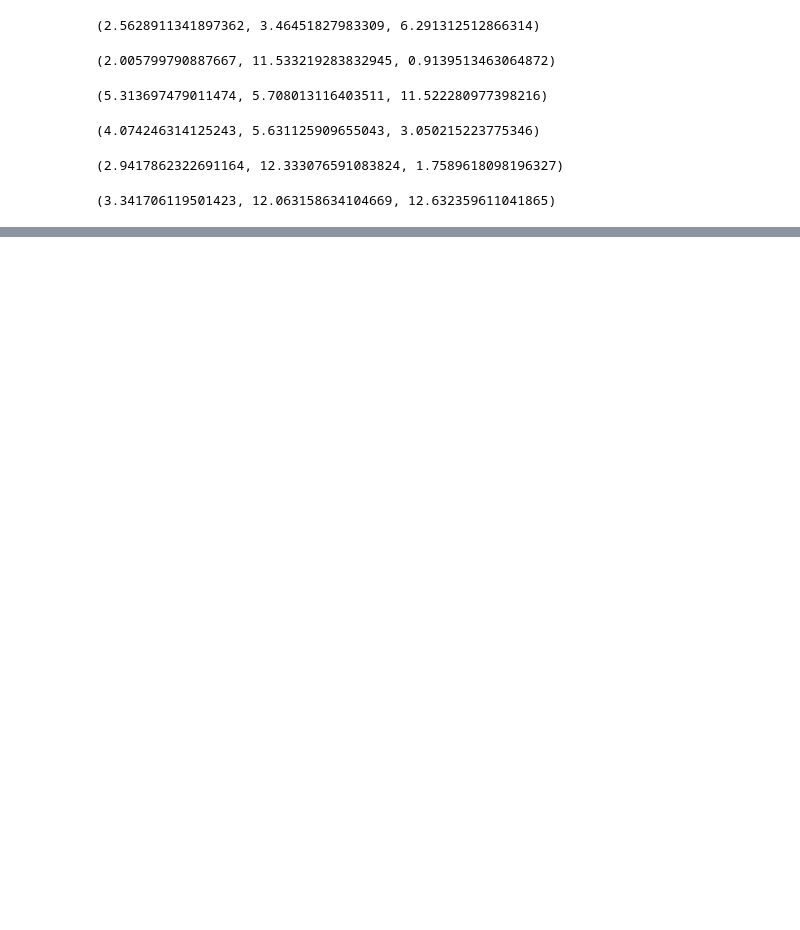
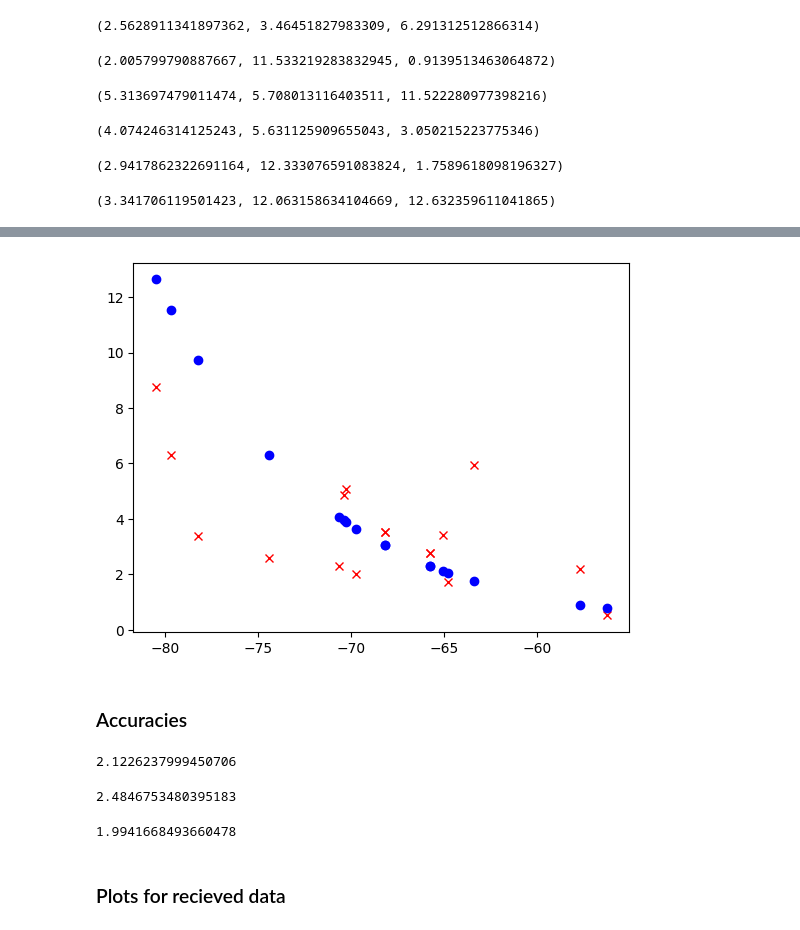
Before and after one commit to MinorOrg/MQTT-pi-subscriber, a Jupyter notebook: dataparse.ipynb, the cells around one changed output, grey strips where cells are left out. Saved outputs shown, nothing was run; the diff lists cells and outputs as text; code cells hidden in the pictures; blank space fills up the shorter version.

Commit message:
Accuracy

```diff
--- a/dataparse.ipynb
+++ b/dataparse.ipynb
@@ -152,0 +255,14 @@ getdistances("10.12x6.85x8.74")
+# %%
+# Actual vs calculated for ESP3
+
+RSSI3 = [dat[0] for dat in esp3_data]
+actual3 = [dat[2] for dat in esp3_data]
+calc3 = [dat[1] for dat in esp3_data]
+
+plt.plot(RSSI3, actual3, 'rx')
+plt.plot(RSSI3, calc3, 'bo')
+plt.show()
+# %% [output]
+[figure, added]
+# %% [markdown]
+### Accuracies
@@ -152,0 +275,17 @@ getdistances("10.12x6.85x8.74")
+# %%
+avg_accuracy_esp1 = sum(accuracy_esp1)/len(accuracy_esp1)
+avg_accuracy_esp1
+# %% [output]
+2.1226237999450706
+# %%
+avg_accuracy_esp2 = sum(accuracy_esp2)/len(accuracy_esp2)
+avg_accuracy_esp2
+# %% [output]
+2.4846753480395183
+# %%
+avg_accuracy_esp3 = sum(accuracy_esp3)/len(accuracy_esp3)
+avg_accuracy_esp3
+# %% [output]
+1.9941668493660478
+# %% [markdown]
+### Plots for recieved data
```
Also changed, not shown: parts of 11 cells of this notebook, 1 other file.
